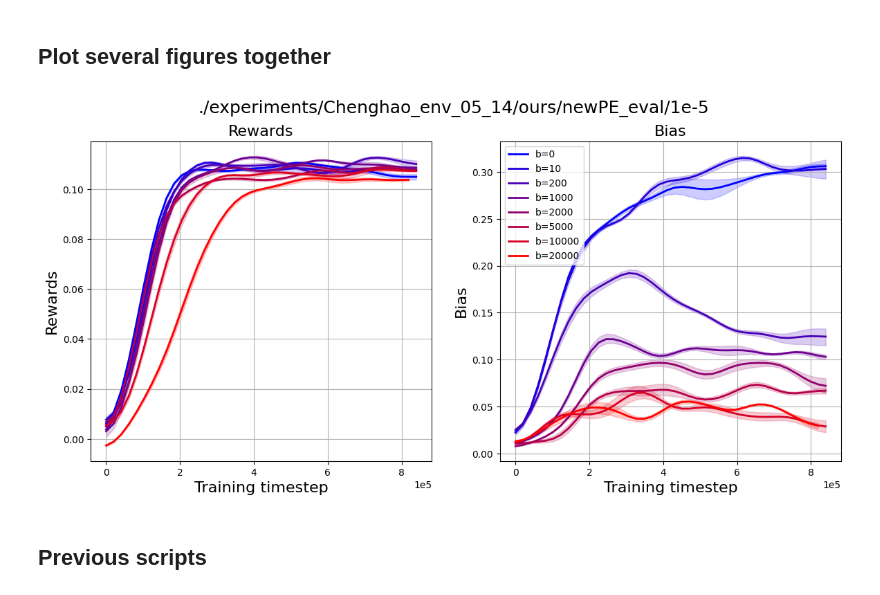
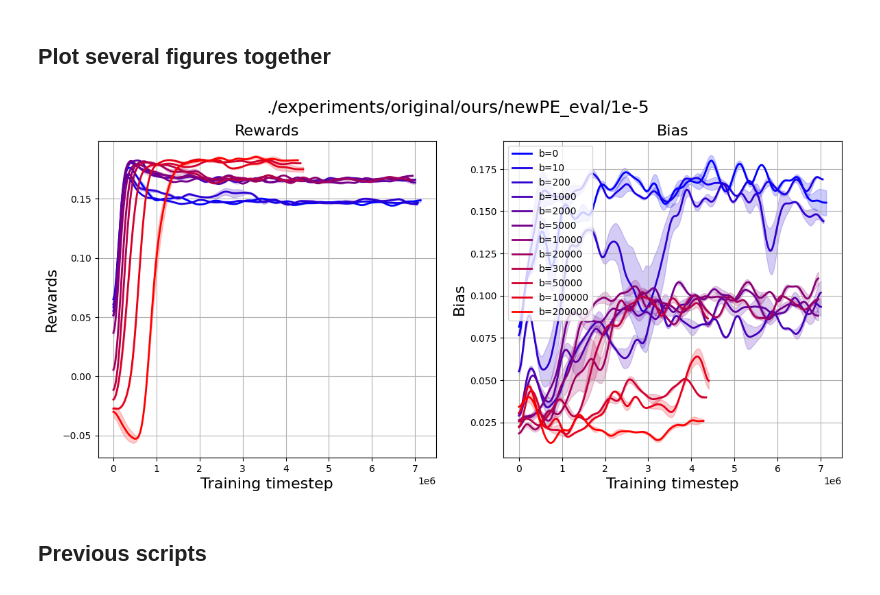
Before and after one commit to Yuancheng-Xu/ELBERT, a Jupyter notebook: lending_experiment/plot_xyc.ipynb, the cells around one changed output. Saved outputs shown, nothing was run; the diff lists cells and outputs as text; code cells hidden in the pictures.

```diff
--- a/lending_experiment/plot_xyc.ipynb
+++ b/lending_experiment/plot_xyc.ipynb
@@ -126,7 +126,7 @@ def alpha_color(alpha, color0=(1,0,0), color1=(0,0,1)):
     np_color1 = np.asarray(color1)
     return tuple(alpha*np_color0+(1-alpha)*np_color1)
 
-def plot_ablation(exp_path_base,b_list,title,sigma_smooth=0,lr='1e-5',save_fig=False):
+def plot_ablation(exp_path_base,b_list,title,sigma_smooth=0,lr='1e-5',save_fig=False,timesteps=245):
     exp_dict = {}
     color_dict = {}
     for i in range(len(b_list)):
@@ -135,7 +135,7 @@ def plot_ablation(exp_path_base,b_list,title,sigma_smooth=0,lr='1e-5',save_fig=F
         color_dict['b={}'.format(b)] = alpha_color(i /(len(b_list)-1))
 
 
-    fig = load_and_plot(exp_dict, color_dict, sigma_smooth=sigma_smooth,title=title)
+    fig = load_and_plot(exp_dict, color_dict, sigma_smooth=sigma_smooth,title=title,timesteps=timesteps)
 
     if save_fig:
         fig.savefig(os.path.join(exp_path_base,'result_lr{}.png'.format(lr)))
@@ -143,14 +143,17 @@ def plot_ablation(exp_path_base,b_list,title,sigma_smooth=0,lr='1e-5',save_fig=F
         fig.show()
 # %%
 exp_path_base = './experiments/Chenghao_env_05_14/ours/newPE_eval/'
-# exp_path_base = './experiments/original/ours/newPE_eval/'
 b_list = [0,10,200,1000,2000,5000,10000,20000]
+
+exp_path_base = './experiments/original/ours/newPE_eval/'
+b_list = [0,10,200,1000,2000,5000,10000,20000,30000,50000,100000,200000]
+
 lr_str = '1e-5'
 
-plot_ablation(exp_path_base,b_list,lr=lr_str, sigma_smooth=1,\
-              title=exp_path_base+lr_str,save_fig=False)
+plot_ablation(exp_path_base,b_list,lr=lr_str, sigma_smooth=5,\
+              title=exp_path_base+lr_str,save_fig=False,timesteps=int(1e5))
 # %% [output]
-[figure, old version]
+[figure, new version]
 # %% [markdown]
 ## Previous scripts
 # %%
```
Also changed, not shown: 4 other files.
